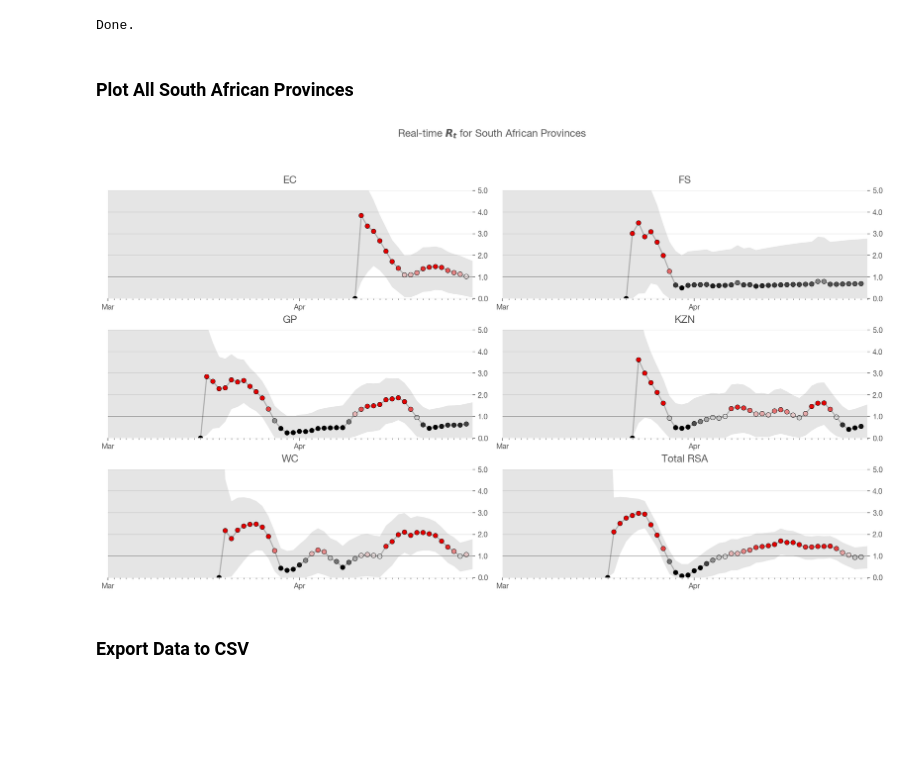
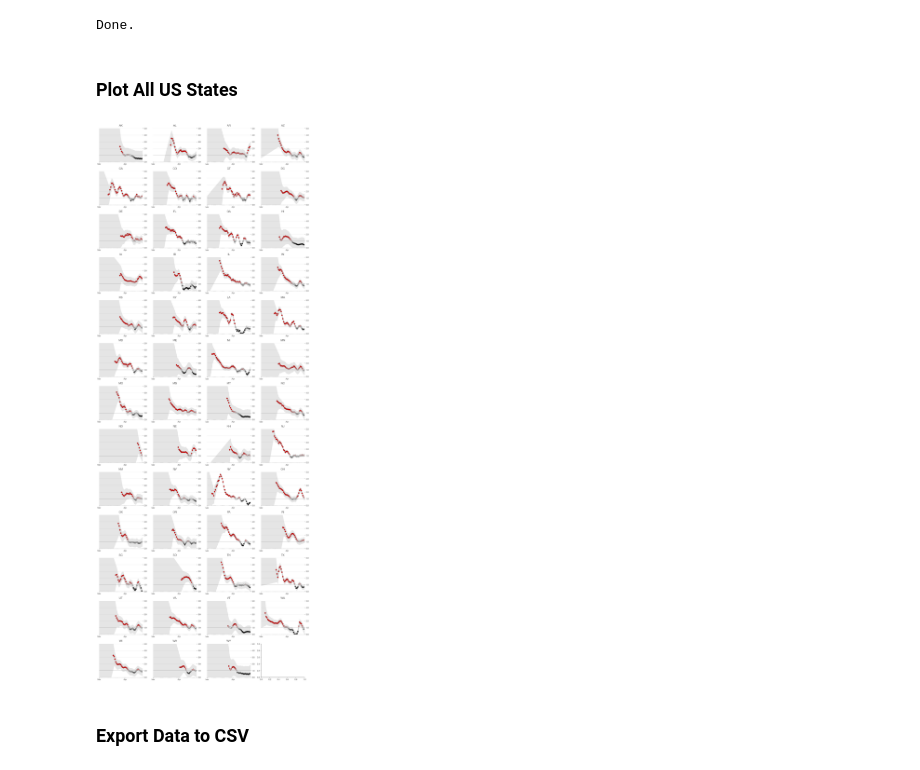
Before and after one commit to heerden/covid-19, a Jupyter notebook: Realtime R0.ipynb, the cells around one changed output. Cells and saved outputs as stored; diff of their text form; code cells hidden in the pictures; blank space fills up the shorter version.

Commit message:
Smoothed data length tolerance & execute first Action

```diff
--- a/Realtime R0.ipynb
+++ b/Realtime R0.ipynb
@@ -564,3 +548,5 @@ In the previous section we described choosing an optimal $\sigma$, but we just a
 Above we said we'd choose the value of $\sigma$ that maximizes the likelihood of the data $P(k)$. Since we don't want to overfit on any one state, we choose the sigma that maximizes $P(k)$ over every state. To do this, we add up all the log likelihoods per state for each value of sigma then choose the maximum.
 
 > Note: this takes a while!
+# %%
+states.loc[('MA', pd.Timestamp('2020-04-20'))] = 39643
@@ -567,38 +563,18 @@ Above we said we'd choose the value of $\sigma$ that maximizes the likelihood of
 # %%
 sigmas = np.linspace(1/20, 1, 20)
 
-# ZA: only consider the official 9 provinces
-states_to_process = list(states.columns.values[2:11])
-# ZA: do not think the total RSA sigma needs to be included to find max later
-# states_to_process.append('Total RSA')
+targets = ~states.index.get_level_values('state').isin(FILTERED_REGION_CODES)
+states_to_process = states.loc[targets]
 
 results = {}
 
-for state_name in states_to_process:
+for state_name, cases in states_to_process.groupby(level='state'):
 
     print(state_name)
+    new, smoothed = prepare_cases(cases, cutoff=25)
 
-    # --> ZA prepare data
-    # ZA: Rt is very small for some provinces
-    cases = pd.Series(states[state_name].values,index=states['date'])
-    new, smoothed = prepare_cases(cases, cutoff=10)
-    cut = 10
-
-    # Rt for ZA is very small for some provinces
     if len(smoothed) == 0:
-        new, smoothed = prepare_cases(cases, cutoff=5)
-        cut = 5
-        if len(smoothed) == 0:
-            new, smoothed = prepare_cases(cases, cutoff=3)
-            cut = 3
-            ## ignore Rt further for slow growth provinces
-            if len(smoothed) == 0:
-                print('BREAK')
-                clear_output(wait=True)
-                continue
-
-    print(cut)
-    ## <-- ZA prepare data
+        new, smoothed = prepare_cases(cases, cutoff=10)
 
     result = {}
 
@@ -659,10 +635,6 @@ for state_name, result in results.items():
     hdis_50 = highest_density_interval(posteriors, p=.5)
     most_likely = posteriors.idxmax().rename('ML')
     result = pd.concat([most_likely, hdis_90, hdis_50], axis=1)
-
-    # ZA: add province index
-    result.index = pd.MultiIndex.from_product([[state_name], result.index], names=['state','date'])
-
     if final_results is None:
         final_results = result
     else:
@@ -673,22 +645,19 @@ print('Done.')
 # %% [output]
 Done.
 # %% [markdown]
-### Plot All South African Provinces
+### Plot All US States
 # %%
-ncols = 2
+ncols = 4
 nrows = int(np.ceil(len(results) / ncols))
 
 fig, axes = plt.subplots(nrows=nrows, ncols=ncols, figsize=(15, nrows*3))
 
 for i, (state_name, result) in enumerate(final_results.groupby('state')):
-    plot_rt(result, axes.flat[i], state_name)
-plot_rt(single_result, axes.flat[i+1], 'Total RSA')
+    plot_rt(result.iloc[1:], axes.flat[i], state_name)
 
 fig.tight_layout()
-fig.suptitle(f'Real-time $R_t$ for South African Provinces', fontsize=14)
-fig.subplots_adjust(top=0.85)
 fig.set_facecolor('w')
 # %% [output]
-[figure, old version]
+[figure, new version]
 # %%
 # Since we now use a uniform prior, the first datapoint is pretty bogus, so just truncating it here
```
Also changed, not shown: parts of 18 cells of this notebook, 3 other files.
